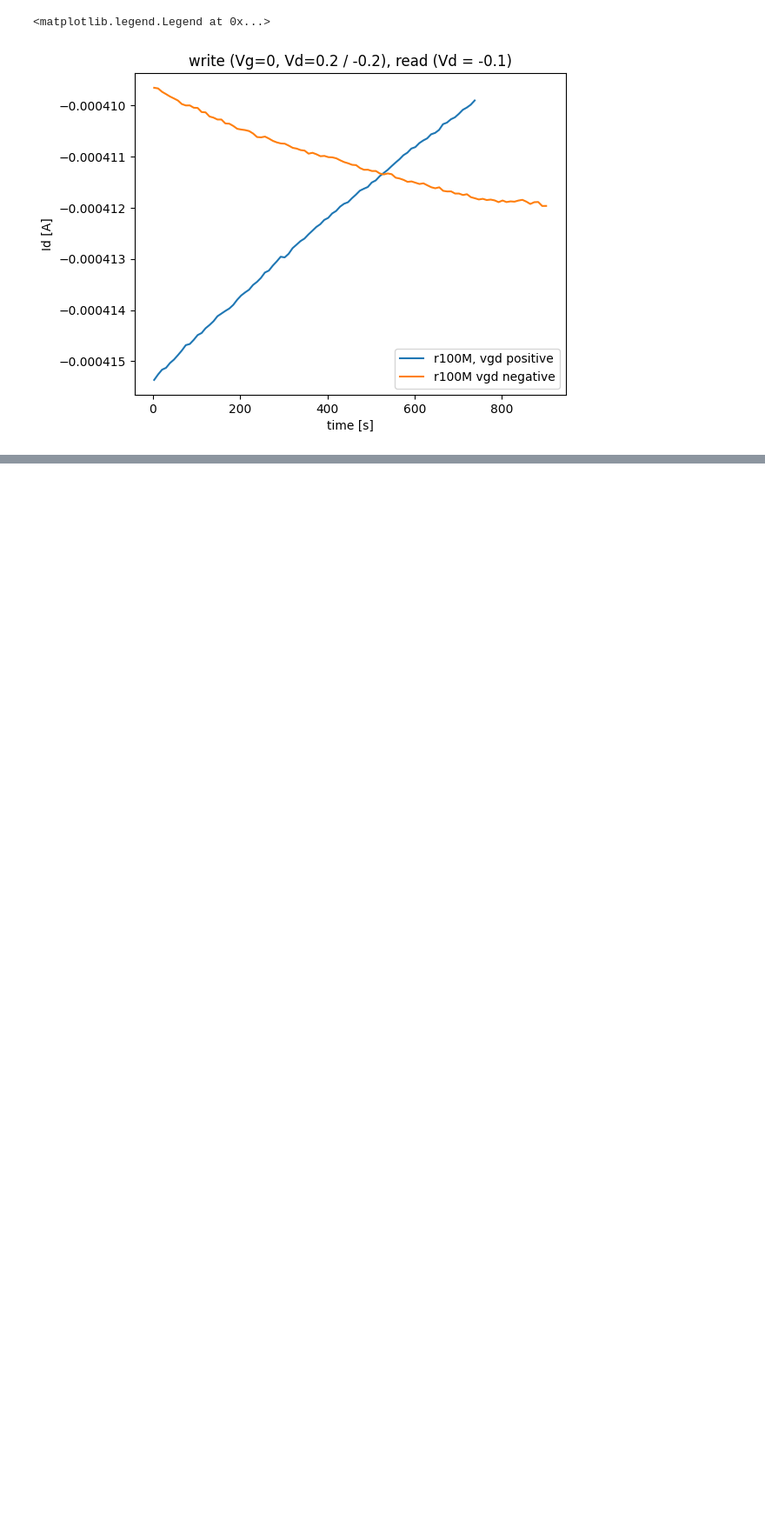
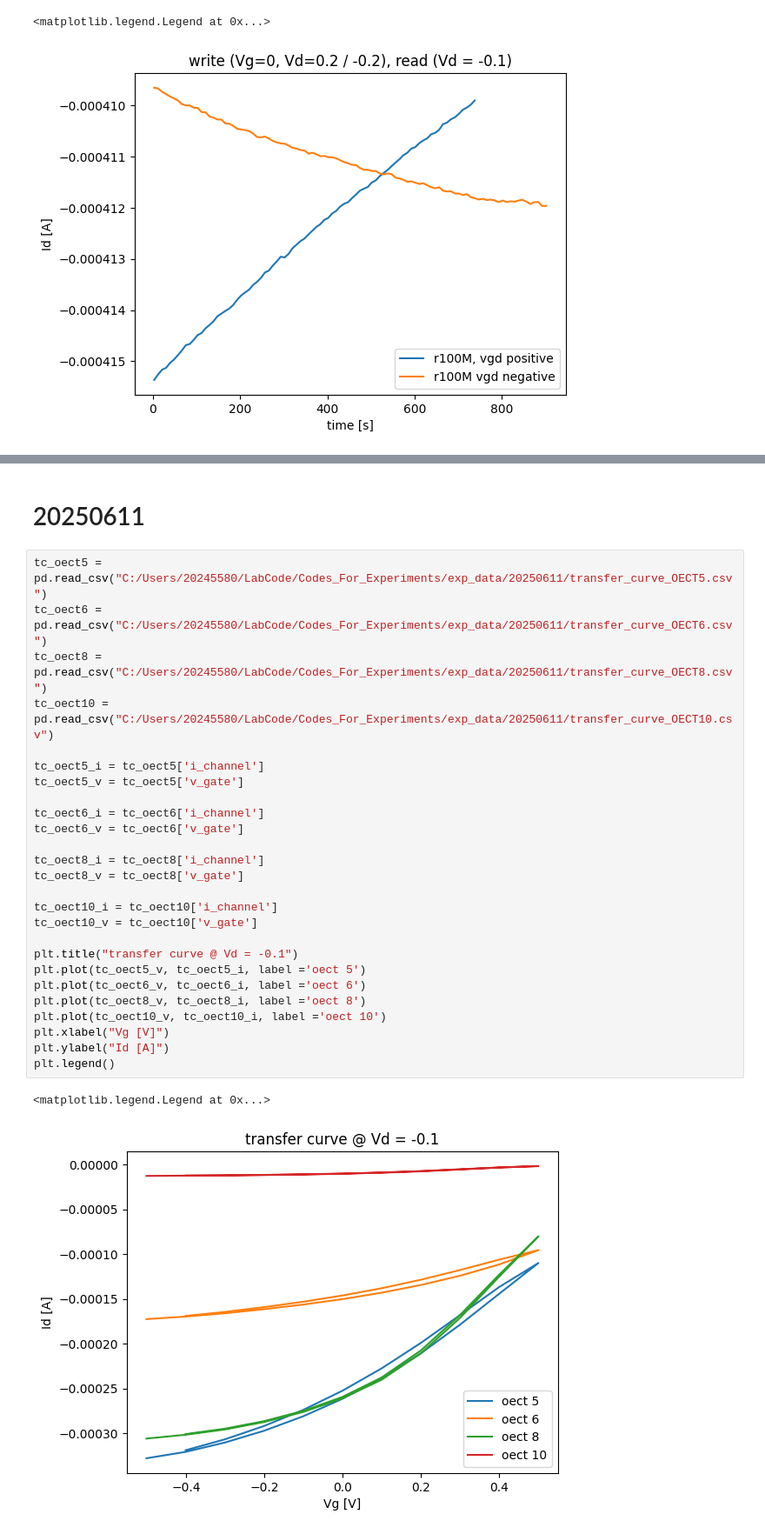
Before and after one commit to LaN-Tran/Code_for_experiments_at_Tue, a Jupyter notebook: codes/plot_exp_data.ipynb, the cells around one changed output, grey strips where cells are left out. Shown: that part at 87% size. Saved outputs shown, nothing was run; the diff lists cells and outputs as text; blank space fills up the shorter version.

```diff
--- a/codes/plot_exp_data.ipynb
+++ b/codes/plot_exp_data.ipynb
@@ -167,0 +193,31 @@ plt.legend()
+# %% [markdown]
+# 20250611
+# %%
+tc_oect5 = pd.read_csv("C:/Users/20245580/LabCode/Codes_For_Experiments/exp_data/20250611/transfer_curve_OECT5.csv")
+tc_oect6 = pd.read_csv("C:/Users/20245580/LabCode/Codes_For_Experiments/exp_data/20250611/transfer_curve_OECT6.csv")
+tc_oect8 = pd.read_csv("C:/Users/20245580/LabCode/Codes_For_Experiments/exp_data/20250611/transfer_curve_OECT8.csv")
+tc_oect10 = pd.read_csv("C:/Users/20245580/LabCode/Codes_For_Experiments/exp_data/20250611/transfer_curve_OECT10.csv")
+
+tc_oect5_i = tc_oect5['i_channel']
+tc_oect5_v = tc_oect5['v_gate']
+
+tc_oect6_i = tc_oect6['i_channel']
+tc_oect6_v = tc_oect6['v_gate']
+
+tc_oect8_i = tc_oect8['i_channel']
+tc_oect8_v = tc_oect8['v_gate']
+
+tc_oect10_i = tc_oect10['i_channel']
+tc_oect10_v = tc_oect10['v_gate']
+
+plt.title("transfer curve @ Vd = -0.1")
+plt.plot(tc_oect5_v, tc_oect5_i, label ='oect 5')
+plt.plot(tc_oect6_v, tc_oect6_i, label ='oect 6')
+plt.plot(tc_oect8_v, tc_oect8_i, label ='oect 8')
+plt.plot(tc_oect10_v, tc_oect10_i, label ='oect 10')
+plt.xlabel("Vg [V]")
+plt.ylabel("Id [A]")
+plt.legend()
+# %% [output]
+<matplotlib.legend.Legend at 0x...>
+[figure, added]
```
Also changed, not shown: parts of 14 cells of this notebook, 5 other files.
